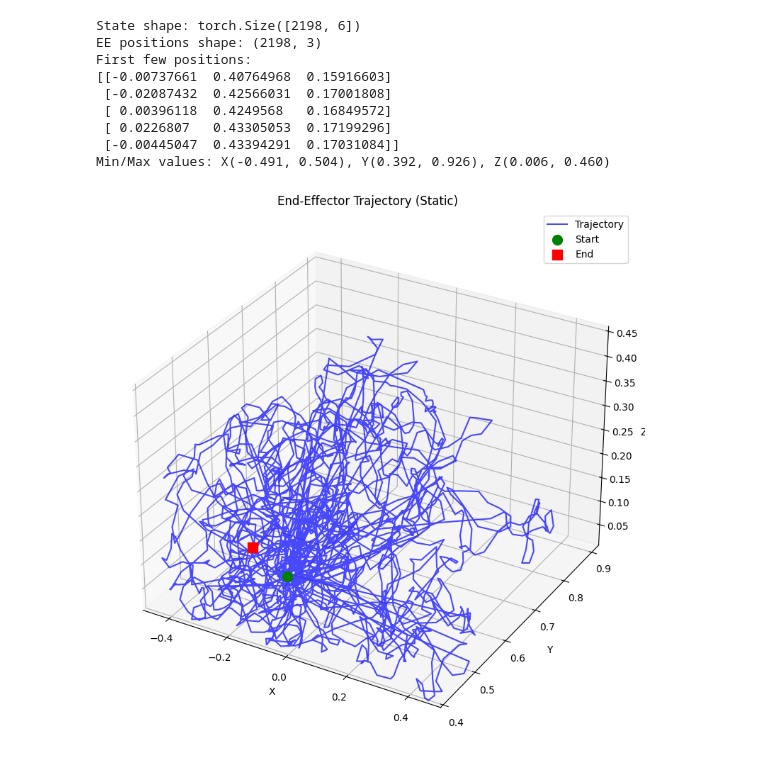
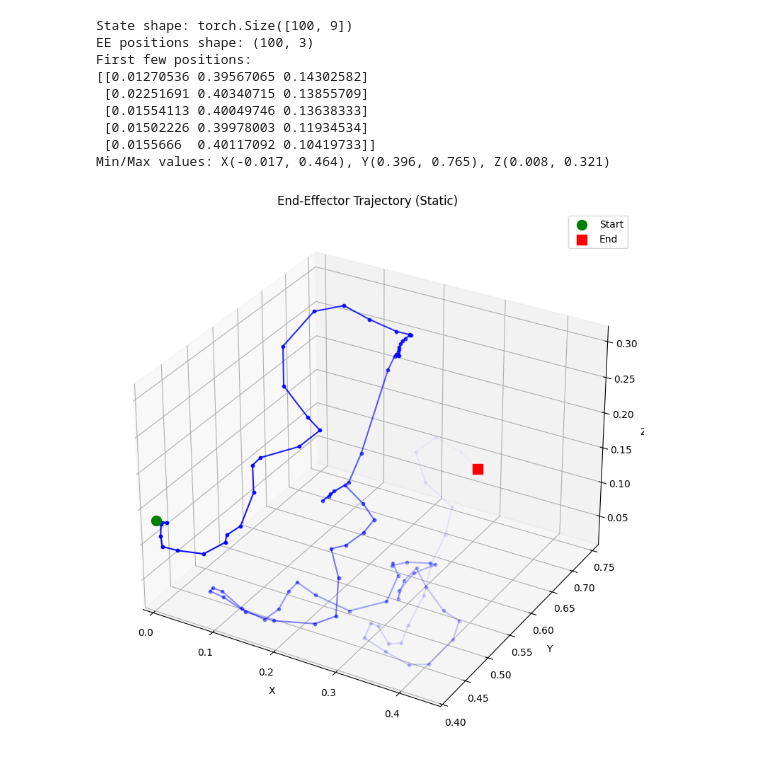
Before and after one commit to jarmibe7/E2C, a Jupyter notebook: src/state_vis.ipynb, the cells around one changed output. Saved outputs shown, nothing was run; the diff lists cells and outputs as text; code cells hidden in the pictures.

Commit message:
Working on visualizations

```diff
--- a/src/state_vis.ipynb
+++ b/src/state_vis.ipynb
@@ -1,15 +113,11 @@
 # %%
-import matplotlib.pyplot as plt
-from mpl_toolkits.mplot3d import Axes3D
-import torch
-import numpy as np
-from pathlib import Path
+
 
 PROJECT_ROOT = Path.cwd().parent if Path.cwd().name == "src" else Path.cwd()
-run_path = 'runs/coffee/2026-01-25_03-42-53'
+run_path = eig_path
 
 # Load saved state
-state = torch.load(PROJECT_ROOT / run_path / 'state.pt')
+state = torch.load(PROJECT_ROOT / run_path / 'eval_state.pt')
 print(f"State shape: {state.shape}")
 
 # Convert to numpy
@@ -20,40 +128,50 @@ if isinstance(ee_positions, torch.Tensor):
 print(f"EE positions shape: {ee_positions.shape}")
 print(f"First few positions:\n{ee_positions[:5]}")
 print(f"Min/Max values: X({ee_positions[:, 0].min():.3f}, {ee_positions[:, 0].max():.3f}), "
       f"Y({ee_positions[:, 1].min():.3f}, {ee_positions[:, 1].max():.3f}), "
       f"Z({ee_positions[:, 2].min():.3f}, {ee_positions[:, 2].max():.3f})")
 
 x, y, z = ee_positions[:, 0], ee_positions[:, 1], ee_positions[:, 2]
 
 # Create static 3D plot
 fig = plt.figure(figsize=(10, 8))
 ax = fig.add_subplot(111, projection='3d')
 
-ax.plot(x, y, z, 'b-', linewidth=1.5, alpha=0.7, label='Trajectory')
+# Plot trajectory with decreasing alpha
+# First plot connecting lines with decreasing alpha
+for i in range(len(x) - 1):
+    alpha = 1.0 - (i / len(x))  # starts at 1, decreases to ~0
+    ax.plot(x[i:i+2], y[i:i+2], z[i:i+2], color='blue', linewidth=1.5, alpha=alpha)
+
+# Then plot points with decreasing alpha
+for i in range(len(x)):
+    alpha = 1.0 - (i / len(x))  # starts at 1, decreases to ~0
+    ax.scatter(x[i], y[i], z[i], color='blue', s=10, alpha=alpha)
+
 ax.scatter(x[0], y[0], z[0], color='green', s=100, label='Start', marker='o')
 ax.scatter(x[-1], y[-1], z[-1], color='red', s=100, label='End', marker='s')
 
 ax.set_xlim(x.min(), x.max())
 ax.set_ylim(y.min(), y.max())
 ax.set_zlim(z.min(), z.max())
 
 ax.set_xlabel('X')
 ax.set_ylabel('Y')
 ax.set_zlabel('Z')
 ax.set_title('End-Effector Trajectory (Static)')
 ax.legend()
 ax.grid(True)
 
 plt.tight_layout()
 plt.show()
 # %% [output]
-State shape: torch.Size([2198, 6])
-EE positions shape: (2198, 3)
+State shape: torch.Size([100, 9])
+EE positions shape: (100, 3)
 First few positions:
-[[-0.00737661  0.40764968  0.15916603]
- [-0.02087432  0.42566031  0.17001808]
- [ 0.00396118  0.4249568   0.16849572]
- [ 0.0226807   0.43305053  0.17199296]
- [-0.00445047  0.43394291  0.17031084]]
-Min/Max values: X(-0.491, 0.504), Y(0.392, 0.926), Z(0.006, 0.460)
+[[0.01270536 0.39567065 0.14302582]
+ [0.02251691 0.40340715 0.13855709]
+ [0.01554113 0.40049746 0.13638333]
+ [0.01502226 0.39978003 0.11934534]
+ [0.0155666  0.40117092 0.10419733]]
+Min/Max values: X(-0.017, 0.464), Y(0.396, 0.765), Z(0.008, 0.321)
-[figure, old version]
+[figure, new version]
```
Also changed, not shown: parts of 2 cells of this notebook, 2 other files.
